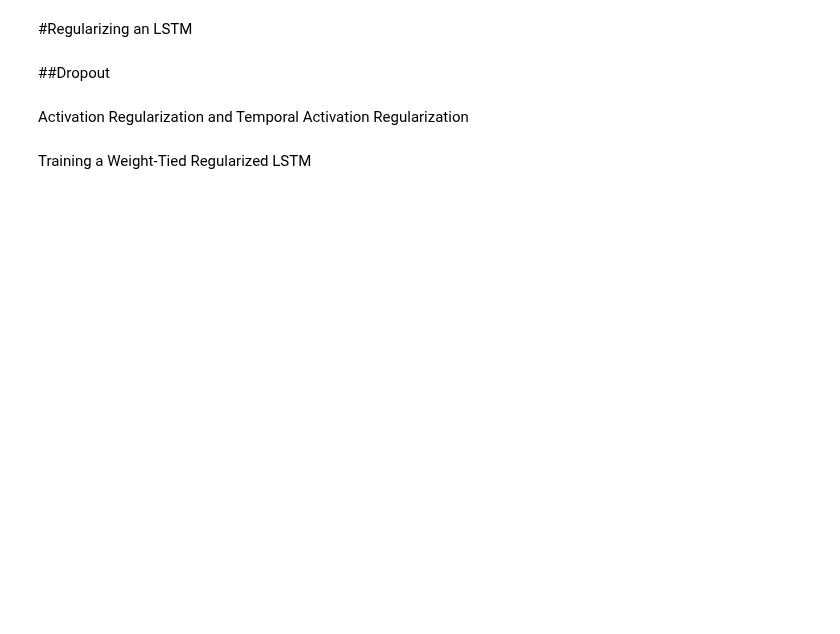
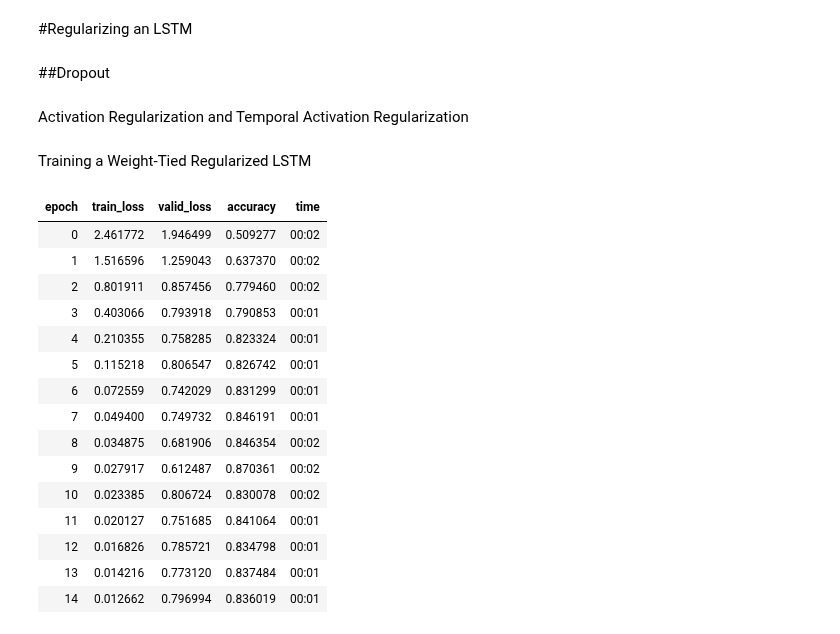
Before and after one commit to TBKHori/Analysis-ML-Deep-Learning, a Jupyter notebook: nlp_deep_dive_ipynb.ipynb, the cells around one changed output. Drawn from its saved outputs; the diff is of its cells as text; code cells hidden in the pictures; blank space fills up the shorter version.

```diff
--- a/nlp_deep_dive_ipynb.ipynb
+++ b/nlp_deep_dive_ipynb.ipynb
@@ -406,0 +411,22 @@ class LMModel7(Module):
+# %%
+learn = TextLearner(dls, LMModel7(len(vocab), 64, 2, 0.4),
+                    loss_func=CrossEntropyLossFlat(), metrics=accuracy)
+# %%
+learn.fit_one_cycle(15, 1e-2, wd=0.1)
+# %% [output]
+| epoch | train_loss | valid_loss | accuracy | time |
+| 0 | 2.461772 | 1.946499 | 0.509277 | 00:02 |
+| 1 | 1.516596 | 1.259043 | 0.637370 | 00:02 |
+| 2 | 0.801911 | 0.857456 | 0.779460 | 00:02 |
+| 3 | 0.403066 | 0.793918 | 0.790853 | 00:01 |
+| 4 | 0.210355 | 0.758285 | 0.823324 | 00:01 |
+| 5 | 0.115218 | 0.806547 | 0.826742 | 00:01 |
+| 6 | 0.072559 | 0.742029 | 0.831299 | 00:01 |
+| 7 | 0.049400 | 0.749732 | 0.846191 | 00:01 |
+| 8 | 0.034875 | 0.681906 | 0.846354 | 00:02 |
+| 9 | 0.027917 | 0.612487 | 0.870361 | 00:02 |
+| 10 | 0.023385 | 0.806724 | 0.830078 | 00:02 |
+| 11 | 0.020127 | 0.751685 | 0.841064 | 00:01 |
+| 12 | 0.016826 | 0.785721 | 0.834798 | 00:01 |
+| 13 | 0.014216 | 0.773120 | 0.837484 | 00:01 |
+| 14 | 0.012662 | 0.796994 | 0.836019 | 00:01 |
```
Also changed, not shown: parts of 7 cells of this notebook.
